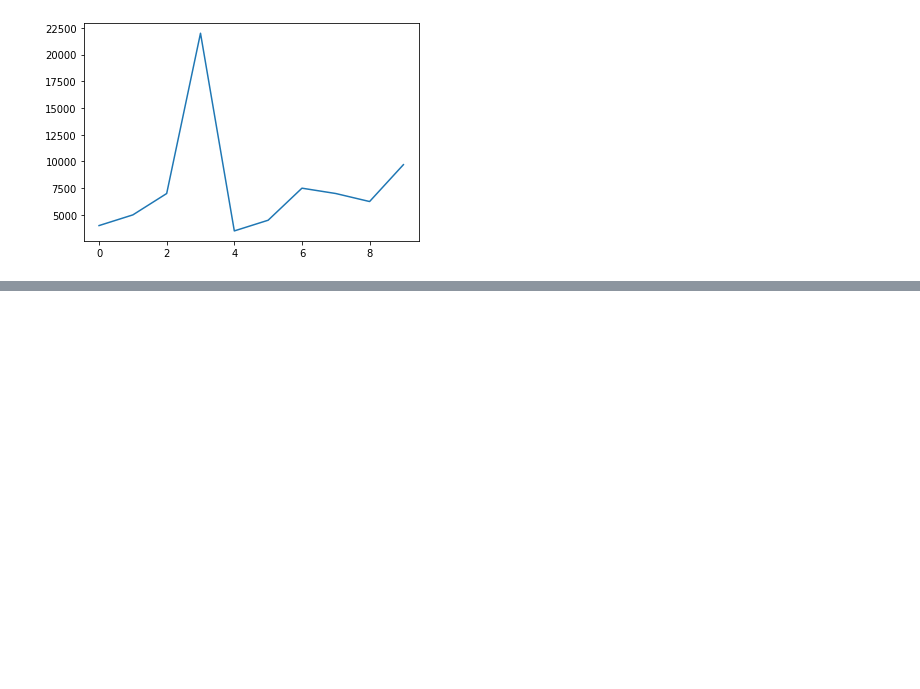
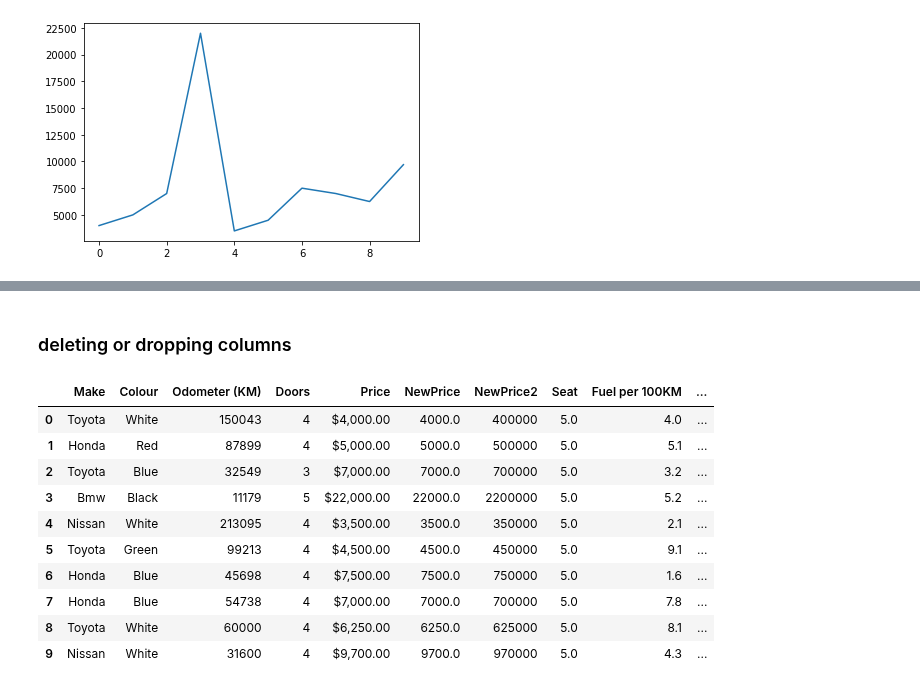
Before and after one commit to ptyadana/Data-Science-and-Machine-Learning-Projects-Dojo, a Jupyter notebook: Complete Machine Learning and Data Science - Zero to Mastery - AN/06.Pandas Data Analysis/pandas data analysis.ipynb, the cells around one changed output, grey strips where cells are left out. Cells and saved outputs as stored; diff of their text form; code cells hidden in the pictures; blank space fills up the shorter version.

```diff
--- a/Complete Machine Learning and Data Science - Zero to Mastery - AN/06.Pandas Data Analysis/pandas data analysis.ipynb
+++ b/Complete Machine Learning and Data Science - Zero to Mastery - AN/06.Pandas Data Analysis/pandas data analysis.ipynb
@@ -524,0 +826,19 @@ car_sales['NewPrice'].plot()
+# %% [markdown]
+### deleting or dropping columns
+# %%
+del car_sales['Number of whells']
+
+car_sales['Number of wheels'] = 4
+car_sales
+# %% [output]
+|  | Make | Colour | Odometer (KM) | Doors | Price | NewPrice | NewPrice2 | Seat | Fuel per 100KM | ... |
+| 0 | Toyota | White | 150043 | 4 | $4,000.00 | 4000.0 | 400000 | 5.0 | 4.0 | ... |
+| 1 | Honda | Red | 87899 | 4 | $5,000.00 | 5000.0 | 500000 | 5.0 | 5.1 | ... |
+| 2 | Toyota | Blue | 32549 | 3 | $7,000.00 | 7000.0 | 700000 | 5.0 | 3.2 | ... |
+| 3 | Bmw | Black | 11179 | 5 | $22,000.00 | 22000.0 | 2200000 | 5.0 | 5.2 | ... |
+| 4 | Nissan | White | 213095 | 4 | $3,500.00 | 3500.0 | 350000 | 5.0 | 2.1 | ... |
+| 5 | Toyota | Green | 99213 | 4 | $4,500.00 | 4500.0 | 450000 | 5.0 | 9.1 | ... |
+| 6 | Honda | Blue | 45698 | 4 | $7,500.00 | 7500.0 | 750000 | 5.0 | 1.6 | ... |
+| 7 | Honda | Blue | 54738 | 4 | $7,000.00 | 7000.0 | 700000 | 5.0 | 7.8 | ... |
+| 8 | Toyota | White | 60000 | 4 | $6,250.00 | 6250.0 | 625000 | 5.0 | 8.1 | ... |
+| 9 | Nissan | White | 31600 | 4 | $9,700.00 | 9700.0 | 970000 | 5.0 | 4.3 | ... |
```
Also changed, not shown: parts of 39 cells of this notebook, 2 other files.
